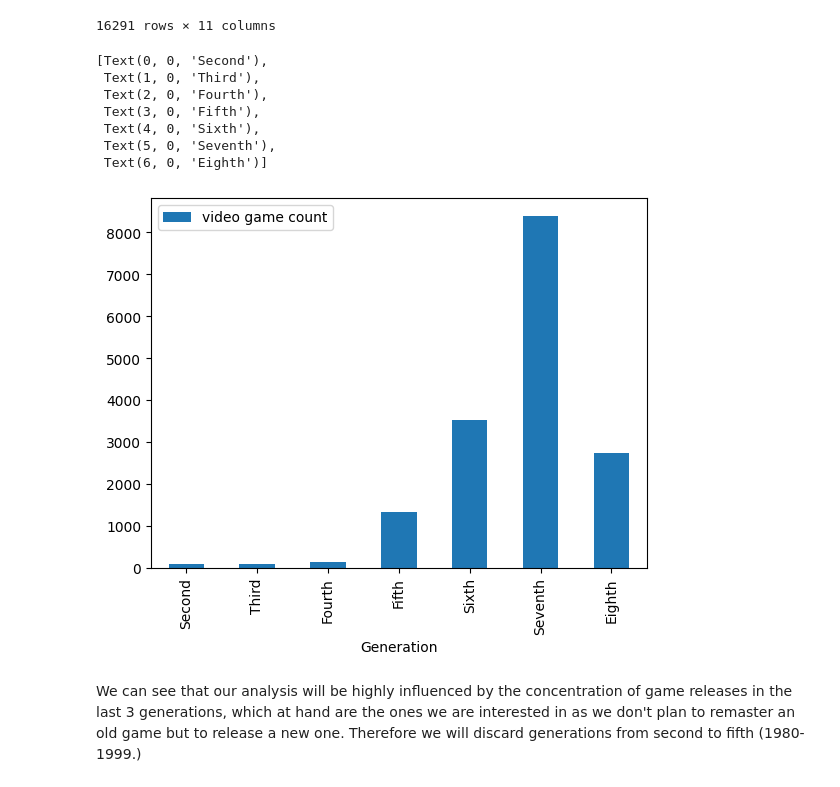
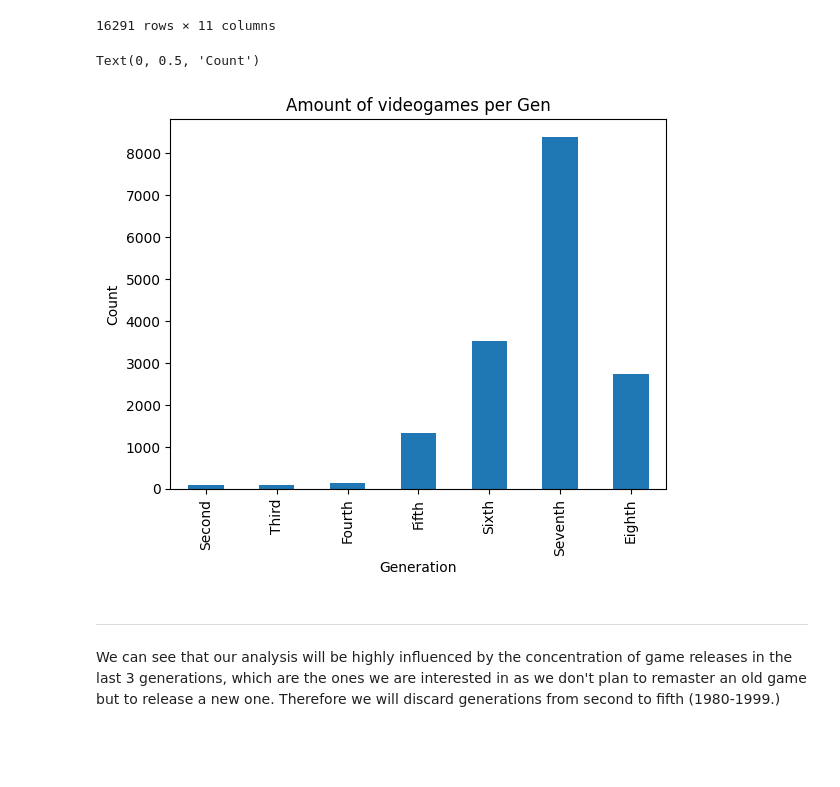
Before and after one commit to DAdolfo/Videogames, a Jupyter notebook: videogames.ipynb, the cells around one changed output. Saved outputs shown, nothing was run; the diff lists cells and outputs as text; code cells hidden in the pictures; blank space fills up the shorter version.

```diff
--- a/videogames.ipynb
+++ b/videogames.ipynb
@@ -66,22 +66,21 @@ df
 # %%
 #Now to get the amount of released games in each generation, we group by generation and plot the count
 category_count = df.groupby("Generation").size().reset_index(name='video game count').set_index("Generation")
+
 #It wouldn't make much sense to plot the generations in alphabetical order so we order it correctly
 generation_order = ["Second", "Third", "Fourth", "Fifth", "Sixth", "Seventh", "Eighth"]
+
 #We use loc to rearrange the information in the dataset
-ax = category_count.loc[generation_order].plot(kind= "bar")
+ax = category_count.loc[generation_order].plot(kind= "bar", legend=None, title="Amount of videogames per Gen")
+
 #And we use set_xticklabels to be sure the infomation plotted matches the information in the axis labels
 ax.set_xticklabels(generation_order)
+ax.set_ylabel("Count")
 # %% [output]
-[Text(0, 0, 'Second'),
- Text(1, 0, 'Third'),
- Text(2, 0, 'Fourth'),
- Text(3, 0, 'Fifth'),
- Text(4, 0, 'Sixth'),
- Text(5, 0, 'Seventh'),
- Text(6, 0, 'Eighth')]
+Text(0, 0.5, 'Count')
-[figure, old version]
+[figure, new version]
 # %% [markdown]
-We can see that our analysis will be highly influenced by the concentration of game releases in the last 3 generations, which at hand are the ones we are interested in as we don't plan to remaster an old game but to release a new one. Therefore we will discard generations from second to fifth (1980-1999.)
+----
+We can see that our analysis will be highly influenced by the concentration of game releases in the last 3 generations, which are the ones we are interested in as we don't plan to remaster an old game but to release a new one. Therefore we will discard generations from second to fifth (1980-1999.)
 # %%
 df = df[df["Generation"].str.contains("Second|Third|Fourth|Fifth") == False]
```
Also changed, not shown: parts of 18 cells of this notebook.
